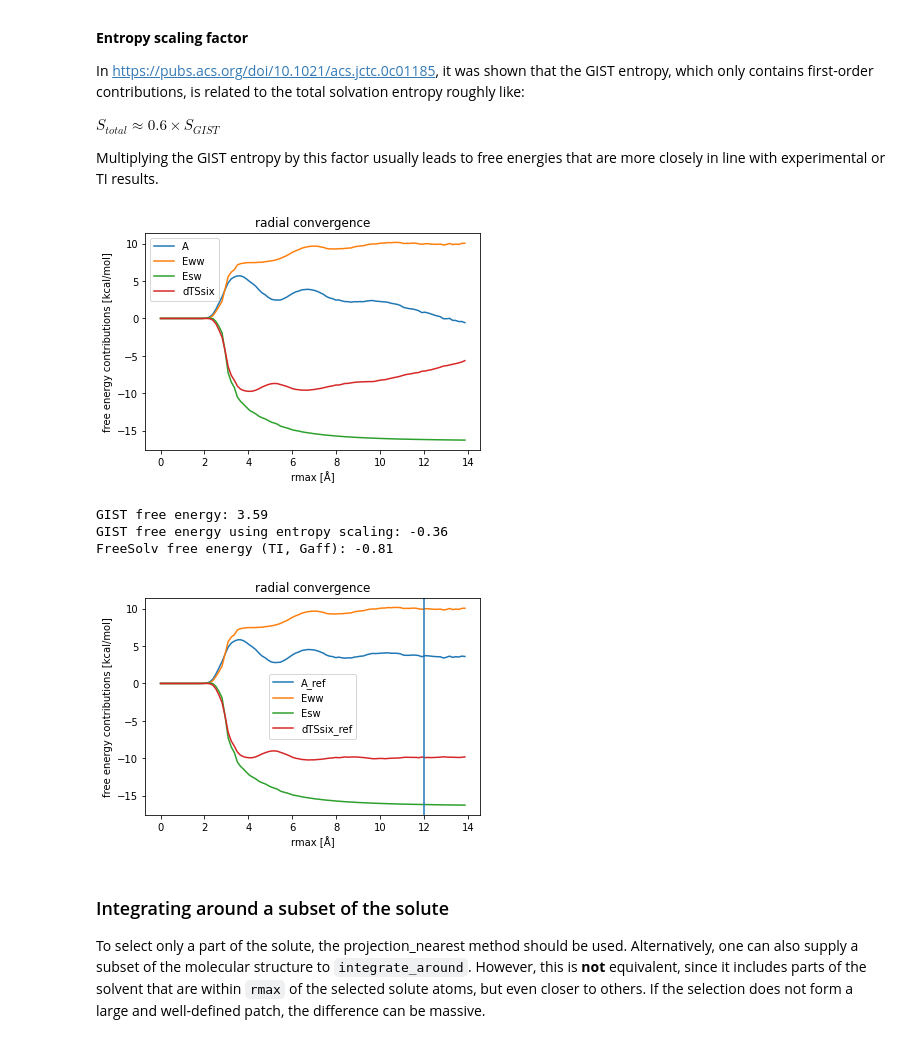
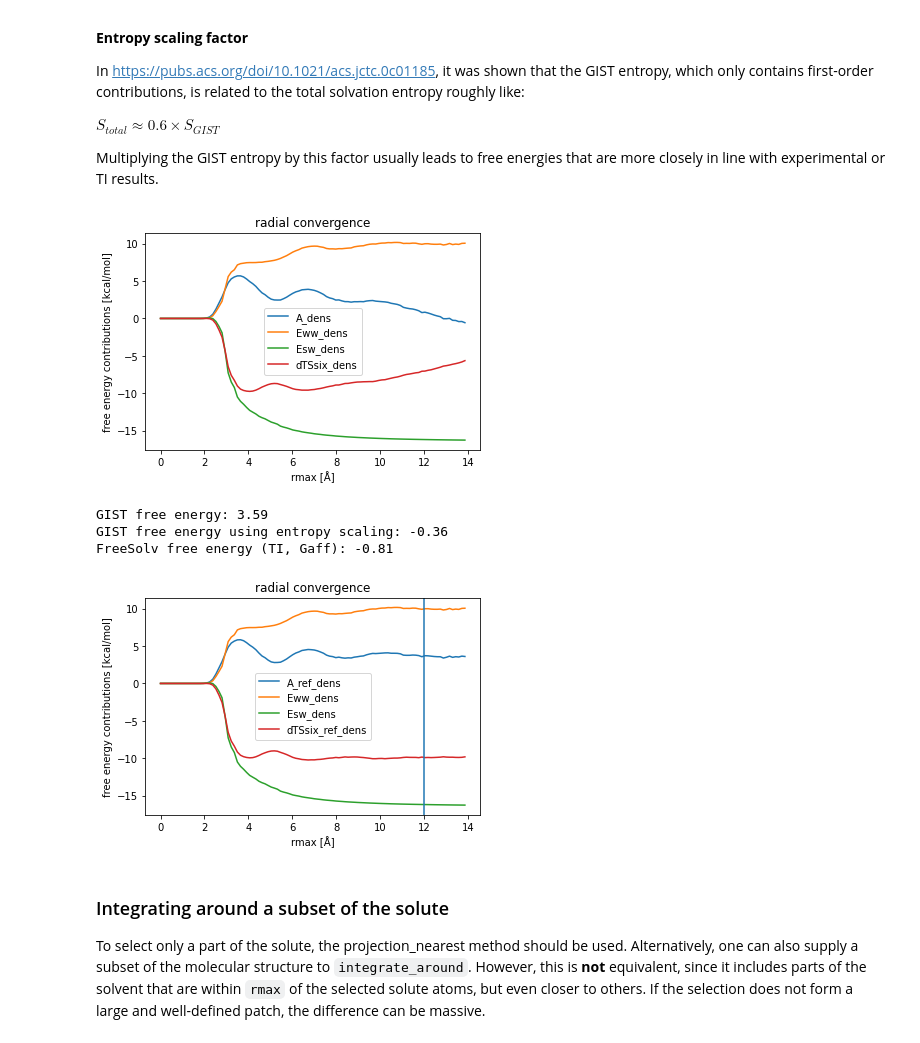
Before and after one commit to liedllab/gisttools, a Jupyter notebook: example/benzene/example.ipynb, the cells around one changed output. Saved outputs shown, nothing was run; the diff lists cells and outputs as text; code cells hidden in the pictures.

```diff
--- a/example/benzene/example.ipynb
+++ b/example/benzene/example.ipynb
@@ -250,29 +250,29 @@ $S_{total} \approx 0.6 \times S_{GIST}$
 Multiplying the GIST entropy by this factor usually leads to free energies that are more closely in line with experimental or TI results.
 # %%
 # Without an entropy reference, there is no good convergence of the entropy contribution.
-for col in ['A', 'Eww', 'Esw', 'dTSsix']:
+for col in ['A_dens', 'Eww_dens', 'Esw_dens', 'dTSsix_dens']:
     bins, rdf = gistfile.rdf(col, rmax=14, bins=100)
     plt.plot(bins, np.cumsum(rdf), label=col)
 plt.legend()
 plt.gca().set(xlabel='rmax [Å]', ylabel='free energy contributions [kcal/mol]', title='radial convergence')
 plt.show()
 # %% [output]
-[figure, old version]
+[figure, new version]
 # %%
 # By subtracting a reference entropy, the entropy contribution converges much better.
 
-gistfile['dTSsix_ref_norm'] = gistfile['dTSsix_norm'] - refvals['dTSsix']
+gistfile['dTSsix_ref_norm'] = gistfile['dTSsix_norm'] - refvals['dTSsix_dens']
 gistfile['dTSsix_ref_dens'] = gistfile.norm2dens(gistfile['dTSsix_ref_norm'])
 gistfile['A_ref_dens'] = gistfile['Eall_dens'] - gistfile['dTSsix_ref_dens']
 
-for col in ['A_ref', 'Eww', 'Esw', 'dTSsix_ref']:
+for col in ['A_ref_dens', 'Eww_dens', 'Esw_dens', 'dTSsix_ref_dens']:
     bins, rdf = gistfile.rdf(col, rmax=14, bins=100)
     plt.plot(bins, np.cumsum(rdf), label=col)
 plt.legend()
 plt.gca().set(xlabel='rmax [Å]', ylabel='free energy contributions [kcal/mol]', title='radial convergence')
 plt.axvline(12)
-e_integral = gistfile.integrate_around('Eall', 12)['Eall']
-s_integral = gistfile.integrate_around('dTSsix_ref', 12)['dTSsix_ref']
+e_integral = gistfile.integrate_around('Eall_dens', 12)['Eall_dens']
+s_integral = gistfile.integrate_around('dTSsix_ref_dens', 12)['dTSsix_ref_dens']
 
 print("GIST free energy: {:.2f}".format(e_integral - s_integral))
 print("GIST free energy using entropy scaling: {:.2f}".format(e_integral - s_integral*0.6))
@@ -282,7 +282,7 @@ plt.show()
 GIST free energy: 3.59
 GIST free energy using entropy scaling: -0.36
 FreeSolv free energy (TI, Gaff): -0.81
-[figure, old version]
+[figure, new version]
 # %% [markdown]
 ### Integrating around a subset of the solute
 To select only a part of the solute, the projection_nearest method should be used. Alternatively, one can also supply a subset of the molecular structure to `integrate_around`. However, this is **not** equivalent, since it includes parts of the solvent that are within `rmax` of the selected solute atoms, but even closer to others. If the selection does not form a large and well-defined patch, the difference can be massive.
```
Also changed, not shown: parts of 12 cells of this notebook, 3 other files.
